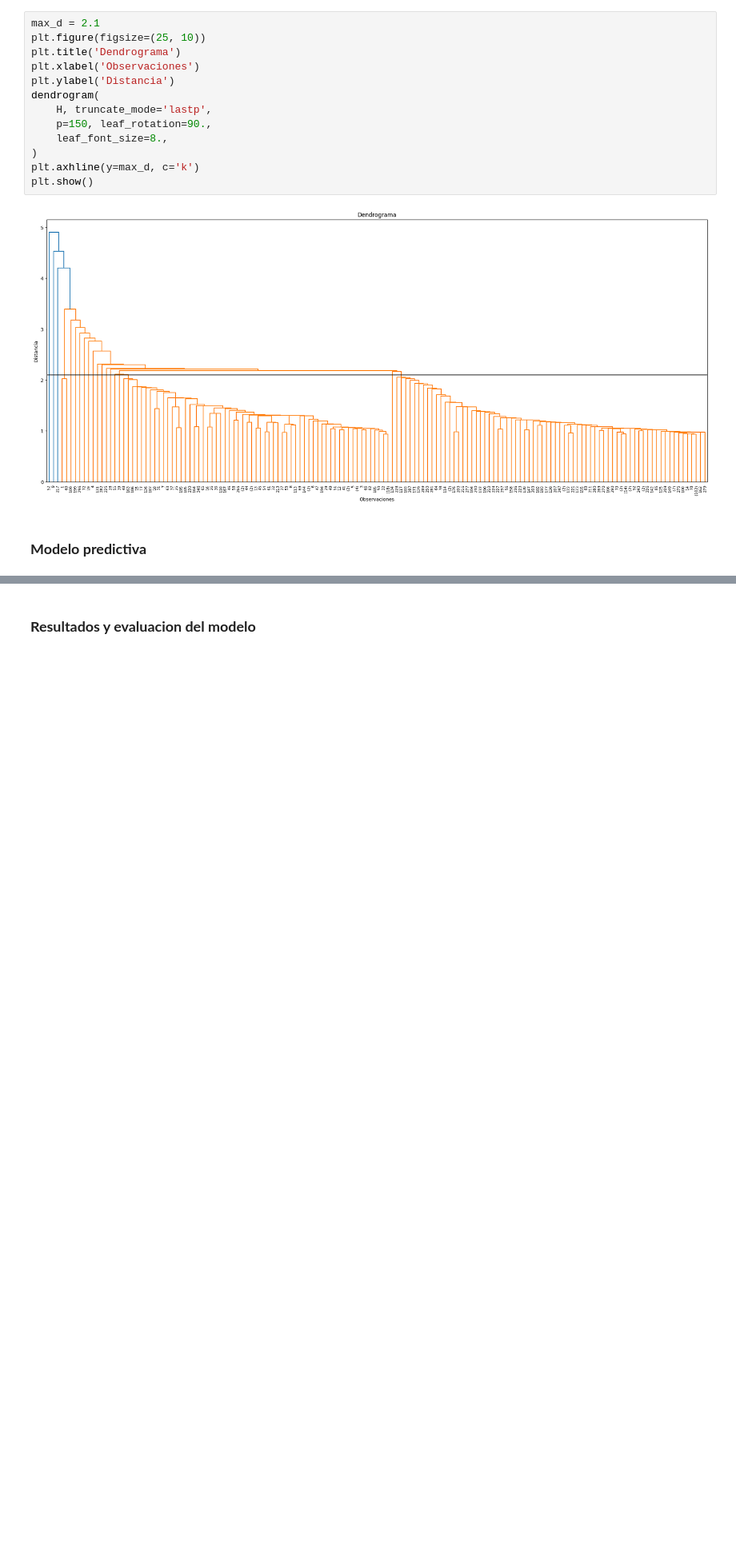
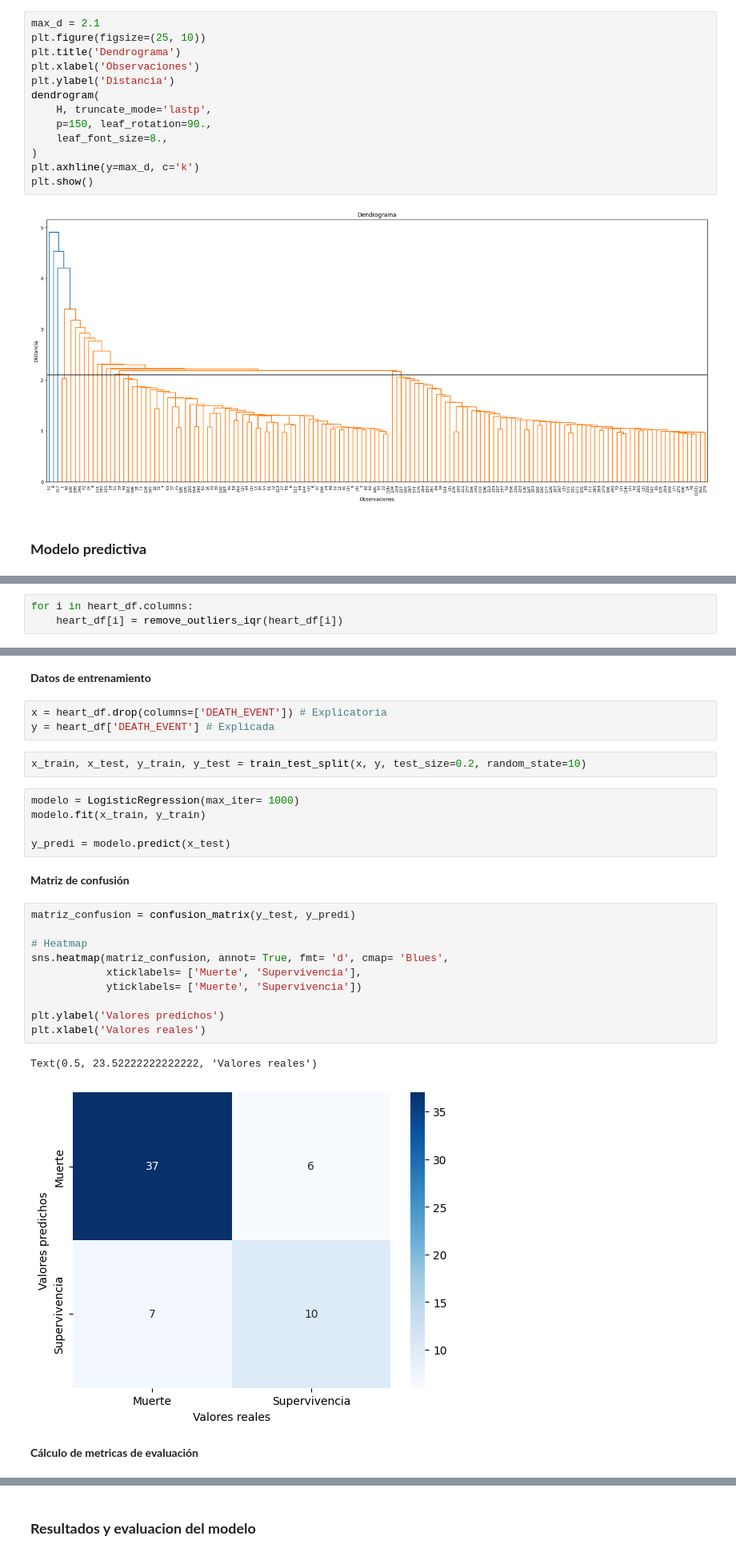
Before and after one commit to 2jcortesj2/Estadistica1, a Jupyter notebook: TrabajoFinal.ipynb, the cells around one changed output, grey strips where cells are left out. Shown at 80% size. Saved outputs shown, nothing was run; the diff lists cells and outputs as text; blank space fills up the shorter version.

```diff
--- a/TrabajoFinal.ipynb
+++ b/TrabajoFinal.ipynb
@@ -343,0 +538,3 @@ plt.show()
+# %%
+for i in heart_df.columns:
+    heart_df[i] = remove_outliers_iqr(heart_df[i])
@@ -343,0 +559,29 @@ plt.show()
+# %% [markdown]
+**Datos de entrenamiento**
+# %%
+x = heart_df.drop(columns=['DEATH_EVENT']) # Explicatoria
+y = heart_df['DEATH_EVENT'] # Explicada
+# %%
+x_train, x_test, y_train, y_test = train_test_split(x, y, test_size=0.2, random_state=10)
+# %%
+modelo = LogisticRegression(max_iter= 1000)
+modelo.fit(x_train, y_train)
+
+y_predi = modelo.predict(x_test)
+# %% [markdown]
+**Matriz de confusión**
+# %%
+matriz_confusion = confusion_matrix(y_test, y_predi)
+
+# Heatmap
+sns.heatmap(matriz_confusion, annot= True, fmt= 'd', cmap= 'Blues',
+            xticklabels= ['Muerte', 'Supervivencia'],
+            yticklabels= ['Muerte', 'Supervivencia'])
+
+plt.ylabel('Valores predichos')
+plt.xlabel('Valores reales')
+# %% [output]
+Text(0.5, 23.52222222222222, 'Valores reales')
+[figure, added]
+# %% [markdown]
+**Cálculo de metricas de evaluación**
```
Also changed, not shown: parts of 32 cells of this notebook.
